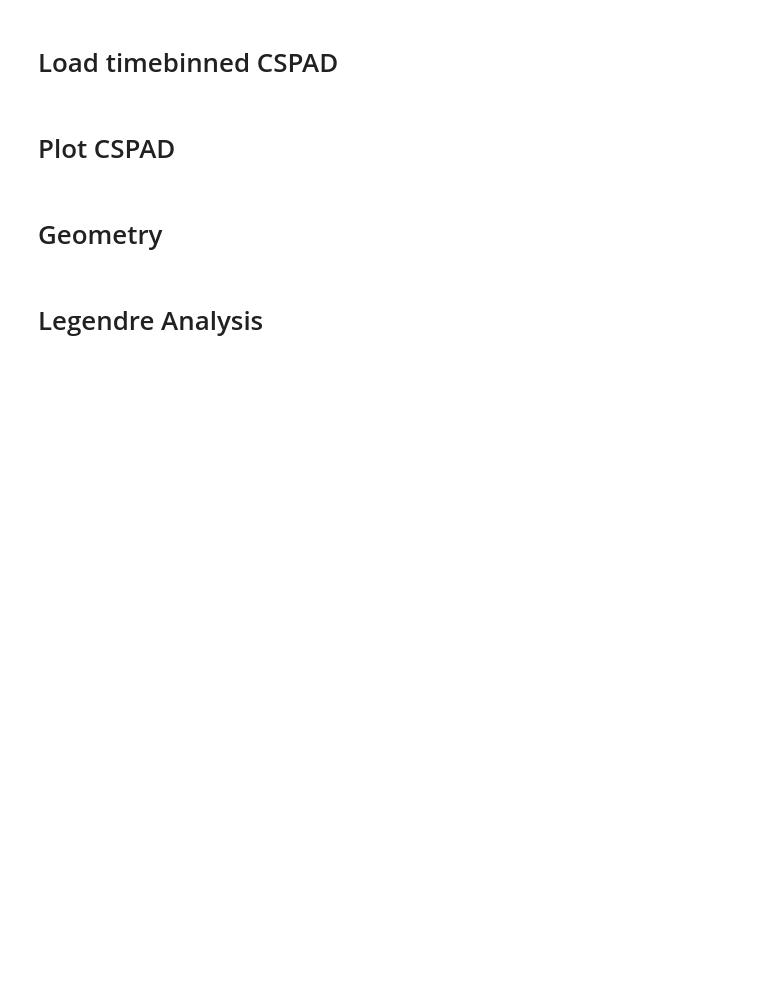
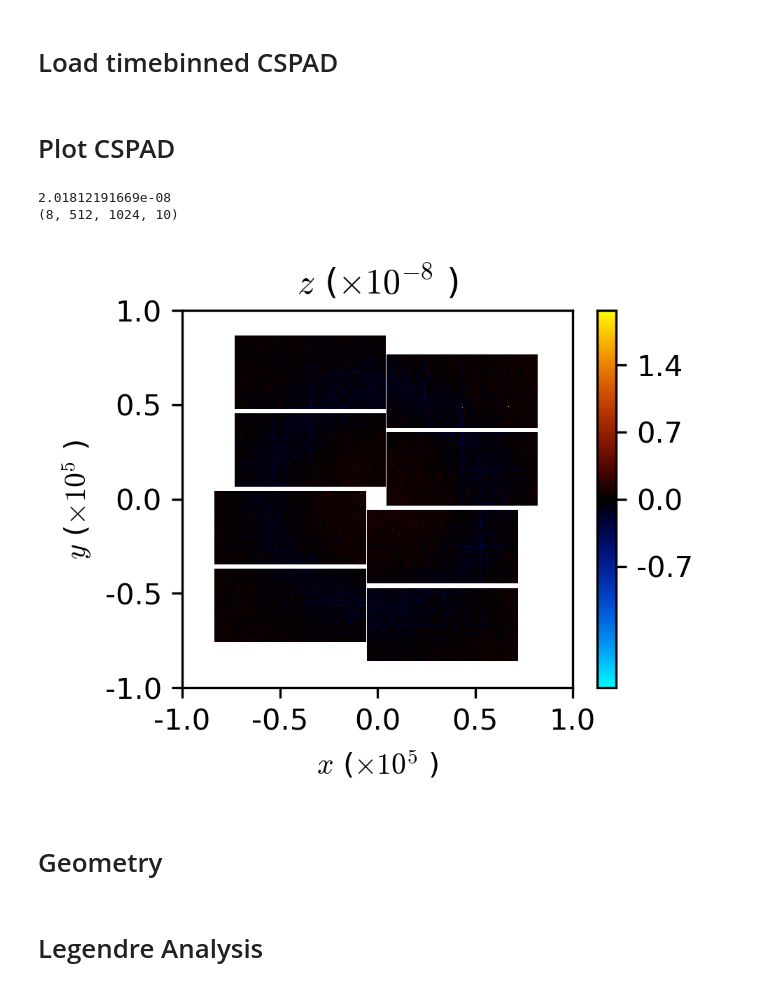
Before and after one commit to igabalski/Analysis-Tutorials, a Jupyter notebook: Template-Notebooks/LegendreAnalysis.ipynb, the cells around one changed output. Drawn from its saved outputs; the diff is of its cells as text; code cells hidden in the pictures; blank space fills up the shorter version.

Commit message:
Correct plotCSPAD function

```diff
--- a/Template-Notebooks/LegendreAnalysis.ipynb
+++ b/Template-Notebooks/LegendreAnalysis.ipynb
@@ -3,7 +3,7 @@
 # %%
 # Specify the experiment for analysis
 experiment='cxic00318'
-runNumber = 200
+runNumber = 123
 
 # Set the installation and output path
 import os
@@ -53,30 +59,42 @@ counts = np.load(os.environ['RESULTSPATH']+'/counts-run-%d.npy' % runNumber)
 # %%
 from IPython.display import clear_output
 from plotStyles import *
 
-def plotCSPAD( cspad , x , y, cspadMask=None, zLims = None, divergent=False ):
-    figOpts = {'xLims':[0,2e5],'yLims':[0,2e5],'divergent':divergent, 'xIn':3, 'yIn':3*11.5/14.5}
-
-    if cspadMask is not None:
-        cspad=cspad*cspadMask
+def plotCSPAD( cspad , x , y, cspadMask=None, zLims = None, divergent=False, NTILE=8 ):
+    figOpts = {'xLims':[-1e5,1e5],'yLims':[-1e5,1e5],'divergent':divergent, 'xIn':3, 'yIn':3*11.5/14.5}
 
     if zLims is not None:
         figOpts['zLims'] = zLims
 
-    for iTile in range(32):
+    for iTile in range(NTILE):
+
+        if cspadMask is not None:
+            cspadTile = cspad[iTile,:,:]
+            tileMask = ~cspadMask[iTile,:,:]
+            cspadTile[tileMask] = 0
+
         if iTile == 0:
             newFigure = True
         else:
             newFigure = False
+
         clear_output()
-        colorPlot( x[iTile,:,:], y[iTile,:,:], cspad[iTile,:,:] , newFigure=newFigure, **figOpts);
+        colorPlot( x[iTile,:,:], y[iTile,:,:], cspadTile , newFigure=newFigure, **figOpts);
 
-x,y = CSPADgeometry()
-cspadMask = createMask()
+x,y = CSPADgeometry(detType='Jungfrau', run=runNumber, experiment=experiment)
+# cspadMask = createMask(detType='Jungfrau', run=runNumber, experiment=experiment)
+cspadMask = np.ones_like(x).astype(bool)
 
 CSPADbinned = CSPAD
 
-plotCSPAD( CSPADbinned[:,:,:,2]-CSPADbinned[:,:,:,1], x , y , cspadMask=cspadMask, divergent=True )
+plotCSPAD( CSPADbinned[:,:,:,2]-CSPADbinned[:,:,:,1], x , y , cspadMask=cspadMask, divergent=True, NTILE=8 )
+# plotCSPAD( np.sum(CSPADbinned[:,:,:,:], axis=-1), x , y , cspadMask=cspadMask, divergent=False, NTILE=8 )
+
+print CSPADbinned.shape
+# %% [output]
+2.01812191669e-08
+(8, 512, 1024, 10)
+[figure, added]
 # %% [markdown]
 # Geometry
 # %%
```
Also changed, not shown: parts of 2 cells of this notebook.
